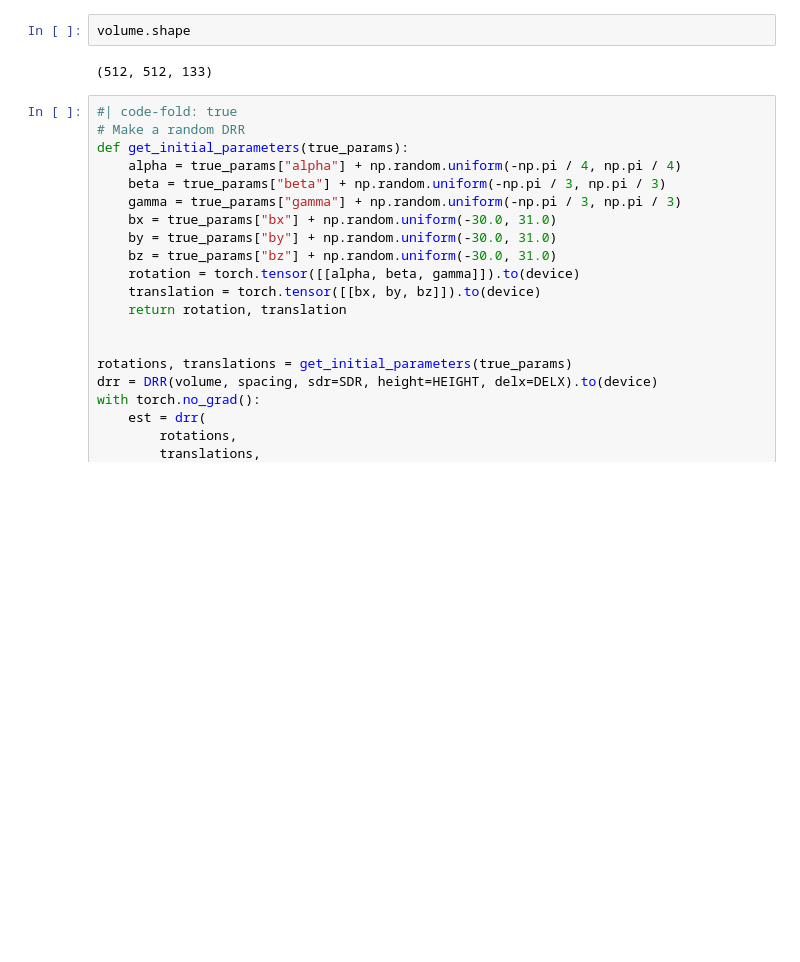
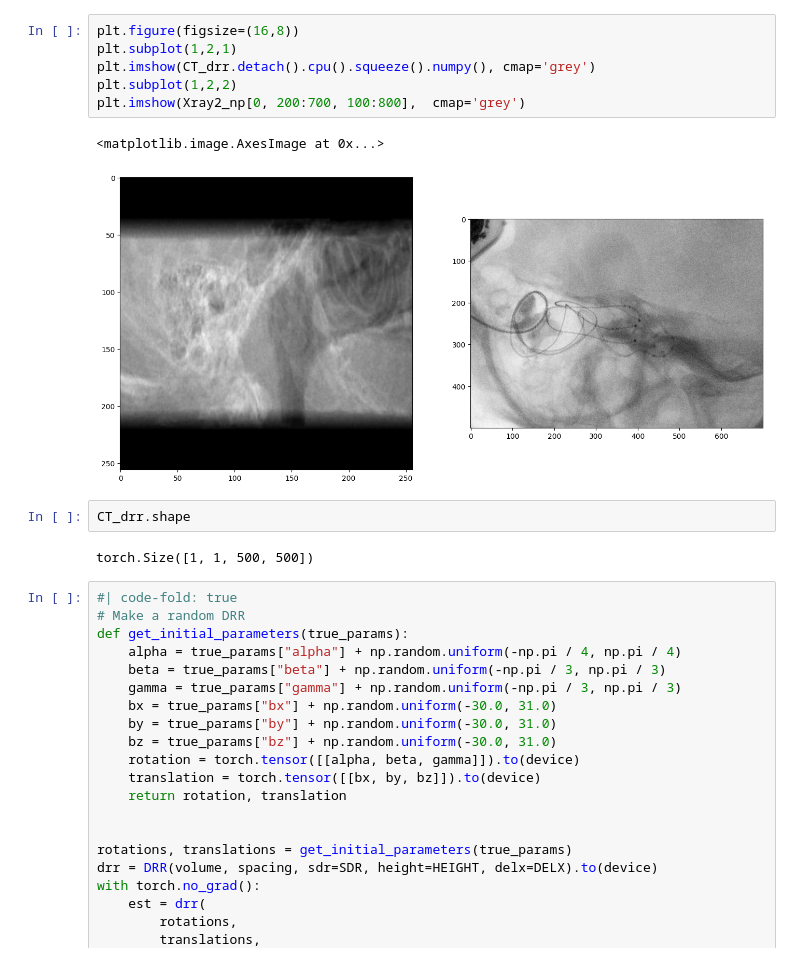
Before and after one commit to UMCai/DiffDRR_offical, a Jupyter notebook: notebooks/tutorials/test_run.ipynb, the cells around one changed output. Saved outputs shown, nothing was run; the diff lists cells and outputs as text; blank space fills up the shorter version.

```diff
--- a/notebooks/tutorials/test_run.ipynb
+++ b/notebooks/tutorials/test_run.ipynb
@@ -64,7 +138,16 @@ plt.show()
+# %%
+plt.figure(figsize=(16,8))
+plt.subplot(1,2,1)
+plt.imshow(CT_drr.detach().cpu().squeeze().numpy(), cmap='grey')
+plt.subplot(1,2,2)
+plt.imshow(Xray2_np[0, 200:700, 100:800],  cmap='grey')
+# %% [output]
+<matplotlib.image.AxesImage at 0x...>
+[figure, added]
 # %%
-volume.shape
+CT_drr.shape
 # %% [output]
-(512, 512, 133)
+torch.Size([1, 1, 500, 500])
 # %%
 #| code-fold: true
 # Make a random DRR
```
Also changed, not shown: parts of 6 cells of this notebook.
